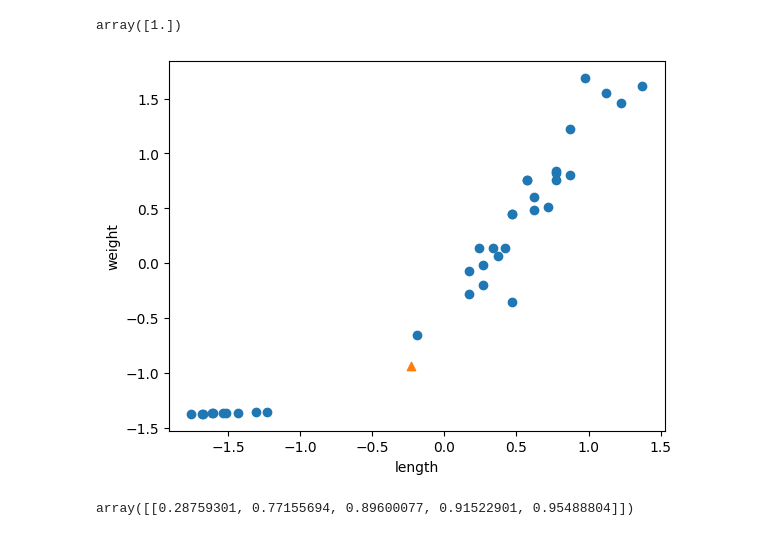
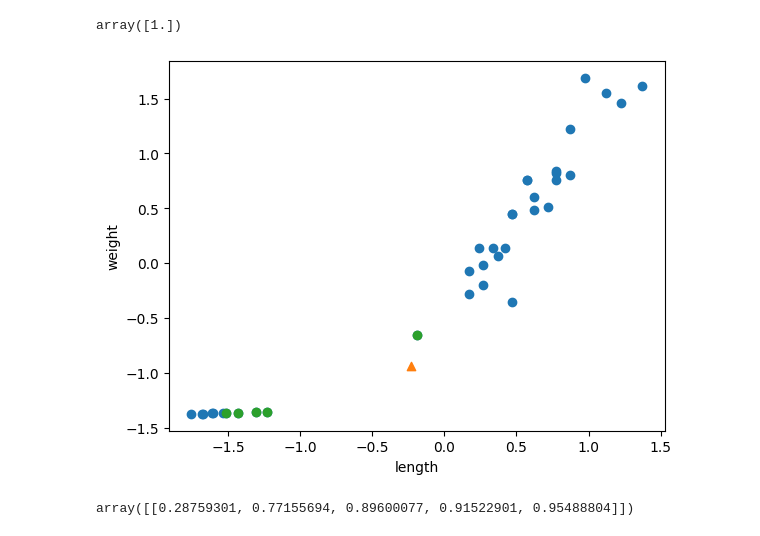
Before and after one commit to JHONEY-076/Machine_Learning, a Jupyter notebook: dataset/Lecture3.ipynb, the cells around one changed output. Drawn from its saved outputs; the diff is of its cells as text; code cells hidden in the pictures.

```diff
--- a/dataset/Lecture3.ipynb
+++ b/dataset/Lecture3.ipynb
@@ -198,14 +198,17 @@ array([-0.23012627, -0.94188929])
 knn.predict([new])
 # %% [output]
 array([1.])
+# %%
+distances,indexes=knn.kneighbors([new])
 # %%
 plt.scatter(train_scaled[:,0],train_scaled[:,1])
 plt.scatter(new[0],new[1],marker="^")
+plt.scatter(train_scaled[indexes,0],train_scaled[indexes,1])
 plt.xlabel("length")
 plt.ylabel("weight")
 plt.show()
 # %% [output]
-[figure, old version]
+[figure, new version]
 # %%
 distance,indexes= knn.kneighbors([new])
 # %%
```
Also changed, not shown: 1 other file.
